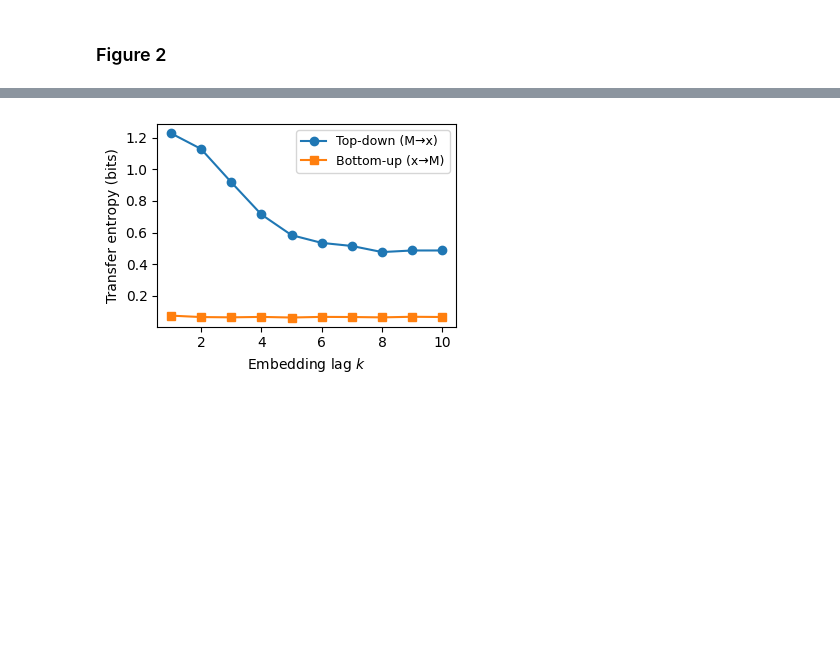
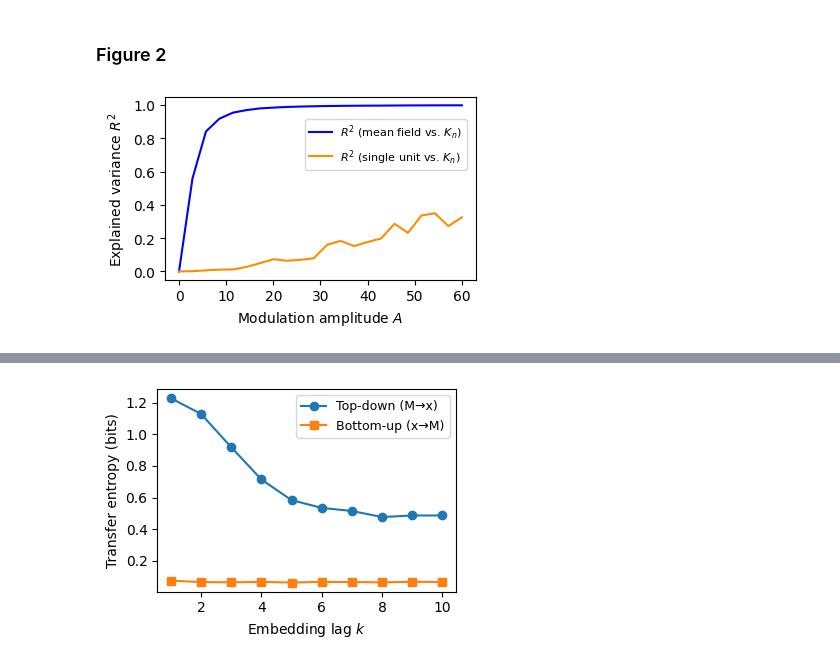
Before and after one commit to celiablanco/macro_to_micro, a Jupyter notebook: macro_to_micro_figs.ipynb, the cells around one changed output, grey strips where cells are left out. Cells and saved outputs as stored; diff of their text form; code cells hidden in the pictures; blank space fills up the shorter version.

```diff
--- a/macro_to_micro_figs.ipynb
+++ b/macro_to_micro_figs.ipynb
@@ -270,6 +304,42 @@ for A, low, up, tot, steps_any in zip(A_vals, clip_lower_by_A, clip_upper_by_A,
   A= 60.0 | lower-clipped:   7847904 ( 8.7199%) | upper-clipped:         0 ( 0.0000%)
 # %% [markdown]
 ### Figure 2
+# %%
+# simulation
+A_values = np.linspace(0, 60, 22)
+omega = 2 * np.pi / 2000
+
+r2_mean   = np.zeros_like(A_values, dtype=float)
+r2_single = np.zeros_like(A_values, dtype=float)
+
+for idx, A in enumerate(A_values):
+    mod_fn = lambda n, A=A: K_sinusoid(n, K0=K0, A=A, omega=omega)
+
+    M_series, single_series, _ = simulate_mean_and_unit(
+        mod_fn, N=N, T=T, discard=discard, K0=K0,
+        r_min=r_min, r_max=r_max, seed=SEED + idx
+    )
+
+    K_series = np.array([mod_fn(n) for n in range(T)])[discard:]
+
+    X = K_series.reshape(-1, 1)
+    model_mean   = LinearRegression().fit(X, M_series)
+    model_single = LinearRegression().fit(X, single_series)
+
+    r2_mean[idx]   = r2_score(M_series,   model_mean.predict(X))
+    r2_single[idx] = r2_score(single_series, model_single.predict(X))
+
+# Plot
+plt.figure(figsize=(4, 2.6))
+plt.plot(A_values, r2_mean, color='blue',  linestyle='-', label=r"$R^2$ (mean field vs. $K_n$)")
+plt.plot(A_values, r2_single, color='darkorange', linestyle='-', label=r"$R^2$ (single unit vs. $K_n$)")
+plt.xlabel("Modulation amplitude $A$")
+plt.ylabel(r"Explained variance $R^2$")
+plt.legend(loc=(0.45, 0.6), fontsize=8)
+plt.tight_layout()
+plt.show()
+# %% [output]
+[figure, added]
 # %%
 A_values = np.linspace(0, 60, 30)
 
```
Also changed, not shown: parts of 16 cells of this notebook.
